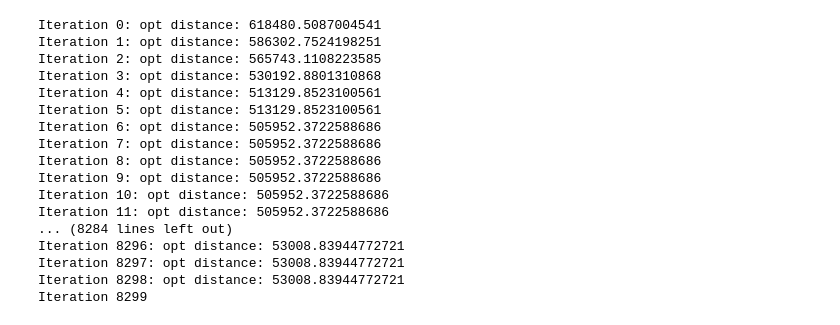
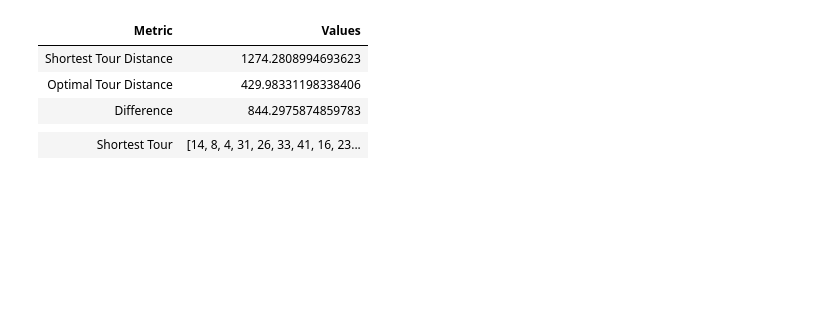
Before and after one commit to 3mmdrew/stochastic_assignment_3, a Jupyter notebook: Assignment 3.ipynb, the cells around one changed output. Saved outputs shown, nothing was run; the diff lists cells and outputs as text; code cells hidden in the pictures; blank space fills up the shorter version.

Commit message:
refactor and start cooling rate

```diff
--- a/Assignment 3.ipynb
+++ b/Assignment 3.ipynb
@@ -161,40 +0,0 @@ Iteration 8292: opt distance: 2932.346767860
-# %%
-# Read the file, calculate the data of the problem (nodes coordinates and distance matrix)
-name = "pcb442.tsp.txt"
-nodes = read_tsp(name)
-dist_matrix = distance_matrix(nodes)
-
-# Set the parameters
-T0 = 1000
-cooling_rate = 0.9993
-mc_length = 500
-max_iterations = 11000
-
-# Perform simulated annealing
-opt_tour, opt_dist = simulated_annealing(dist_matrix, T0, cooling_rate, mc_length, max_iterations)
-
-# Print solution
-print('Shortest tour: ', opt_tour)
-print('Distance: ', opt_dist)
-
-# Compute the true optimal distance from the provided files and compare it with the obtained solution
-true_opt = tot_distance(tour = read_tsp_opt("pcb442.opt.tour.txt"), dist_matrix = dist_matrix)
-print(f'True optimal distance: {true_opt}; difference = {opt_dist - true_opt}')
-# %% [output]
-Iteration 0: opt distance: 618480.5087004541
-Iteration 1: opt distance: 586302.7524198251
-Iteration 2: opt distance: 565743.1108223585
-Iteration 3: opt distance: 530192.8801310868
-Iteration 4: opt distance: 513129.8523100561
-Iteration 5: opt distance: 513129.8523100561
-Iteration 6: opt distance: 505952.3722588686
-Iteration 7: opt distance: 505952.3722588686
-Iteration 8: opt distance: 505952.3722588686
-Iteration 9: opt distance: 505952.3722588686
-Iteration 10: opt distance: 505952.3722588686
-Iteration 11: opt distance: 505952.3722588686
-... (8284 lines left out)
-Iteration 8296: opt distance: 53008.83944772721
-Iteration 8297: opt distance: 53008.83944772721
-Iteration 8298: opt distance: 53008.83944772721
-Iteration 8299
@@ -200,0 +10,8 @@ Iteration 8299
+# %%
+eil51 = "problem_data/small/eil51.tsp.txt"
+eil51_opt = "problem_data/small/eil51.opt.tour.txt"
+
+a280 = "problem_data/big/a280.tsp.txt"
+a280_opt = "problem_data/big/a280.opt.tour.txt"
+pcb442 = "problem_data/big/pcb442.tsp.txt"
+pcb442_opt = "problem_data/big/pcb442.opt.tour.txt"
@@ -200,0 +121,17 @@ Iteration 8299
+# %%
+# Instantiate solver with files
+eil51_solver = TravelingSalesmanSolver(eil51,eil51_opt)
+
+# Solve using func default parameters:
+# T0 = 1000,cooling_rate = 0.995, mc_length = 1000, max_iterations = 10000
+opt_tour, opt_distance = eil51_solver.simulated_annealing(max_iterations=200)
+
+#Show Final solutions
+display(HTML(eil51_solver.show_results()))
+# %% [output]
+| Metric | Values |
+| Shortest Tour Distance | 1274.2808994693623 |
+| Optimal Tour Distance | 429.98331198338406 |
+| Difference | 844.2975874859783 |
+|  |  |
+| Shortest Tour | [14, 8, 4, 31, 26, 33, 41, 16, 23... |
```
Also changed, not shown: parts of 10 cells of this notebook, 7 other files.
